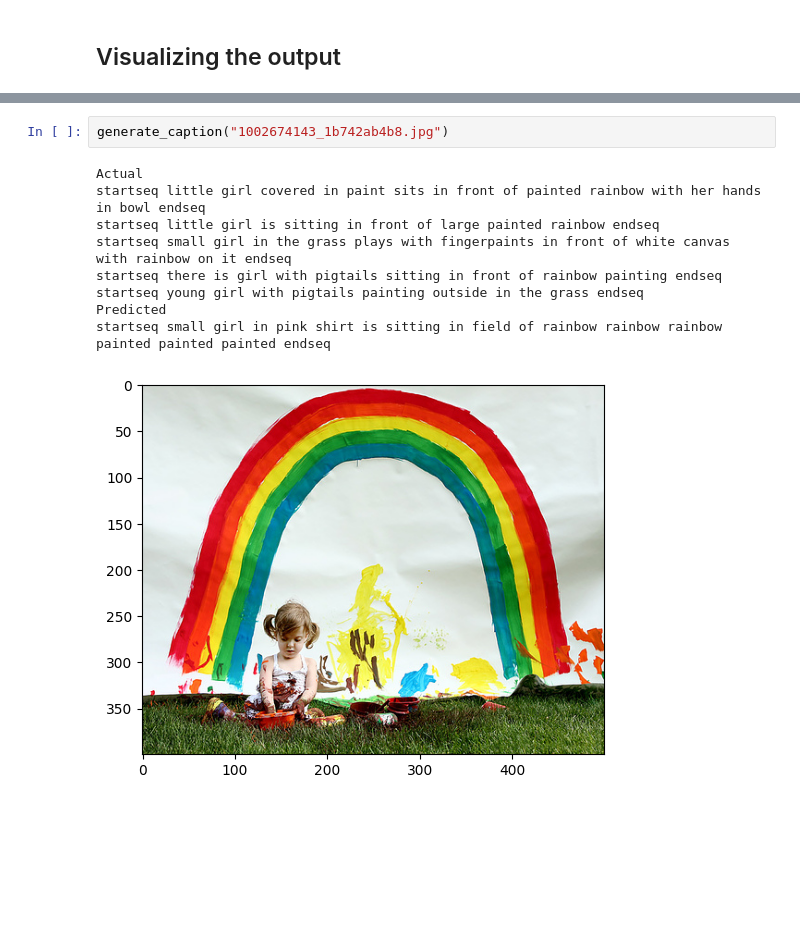
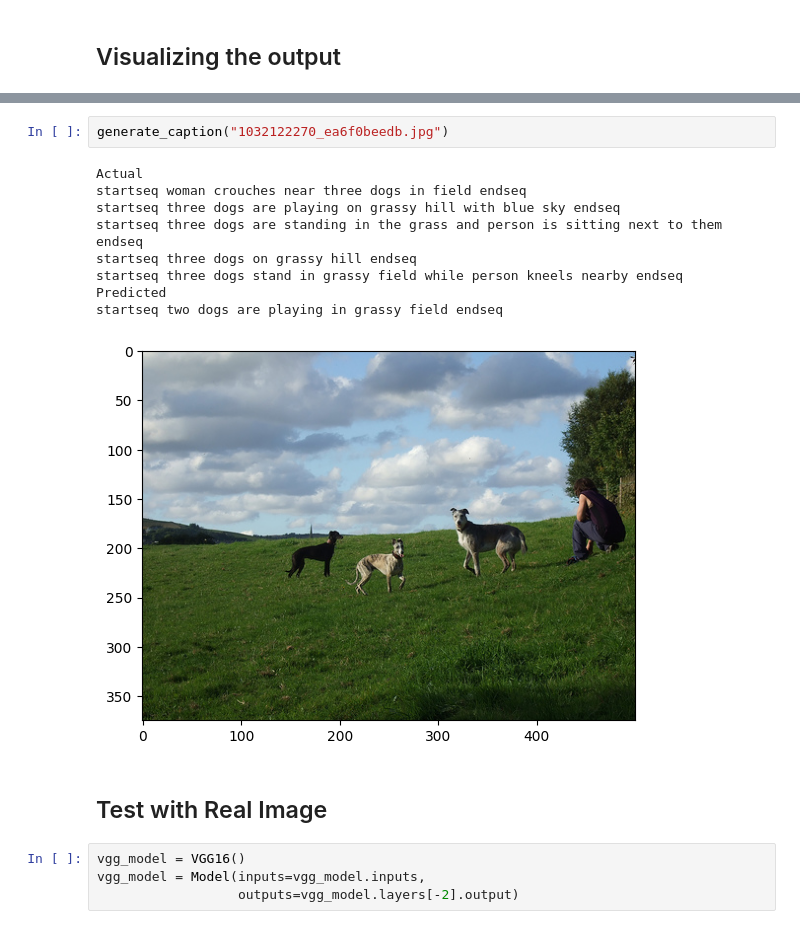
Before and after one commit to MannPatel250205/Image_caption_Generator, a Jupyter notebook: image_captioning_project.ipynb, the cells around one changed output, grey strips where cells are left out. Saved outputs shown, nothing was run; the diff lists cells and outputs as text; blank space fills up the shorter version.

```diff
--- a/image_captioning_project.ipynb
+++ b/image_captioning_project.ipynb
@@ -332,12 +328,18 @@ startseq two dogs play with each other in the grass endseq
 # %%
-generate_caption("1002674143_1b742ab4b8.jpg")
+generate_caption("1032122270_ea6f0beedb.jpg")
 # %% [output]
 Actual
-startseq little girl covered in paint sits in front of painted rainbow with her hands in bowl endseq
-startseq little girl is sitting in front of large painted rainbow endseq
-startseq small girl in the grass plays with fingerpaints in front of white canvas with rainbow on it endseq
-startseq there is girl with pigtails sitting in front of rainbow painting endseq
-startseq young girl with pigtails painting outside in the grass endseq
+startseq woman crouches near three dogs in field endseq
+startseq three dogs are playing on grassy hill with blue sky endseq
+startseq three dogs are standing in the grass and person is sitting next to them endseq
+startseq three dogs on grassy hill endseq
+startseq three dogs stand in grassy field while person kneels nearby endseq
 Predicted
-startseq small girl in pink shirt is sitting in field of rainbow rainbow rainbow painted painted painted endseq
+startseq two dogs are playing in grassy field endseq
-[figure, old version]
+[figure, new version]
+# %% [markdown]
+## Test with Real Image
+# %%
+vgg_model = VGG16()
+vgg_model = Model(inputs=vgg_model.inputs,
+                  outputs=vgg_model.layers[-2].output)
```
Also changed, not shown: parts of 6 cells of this notebook.
